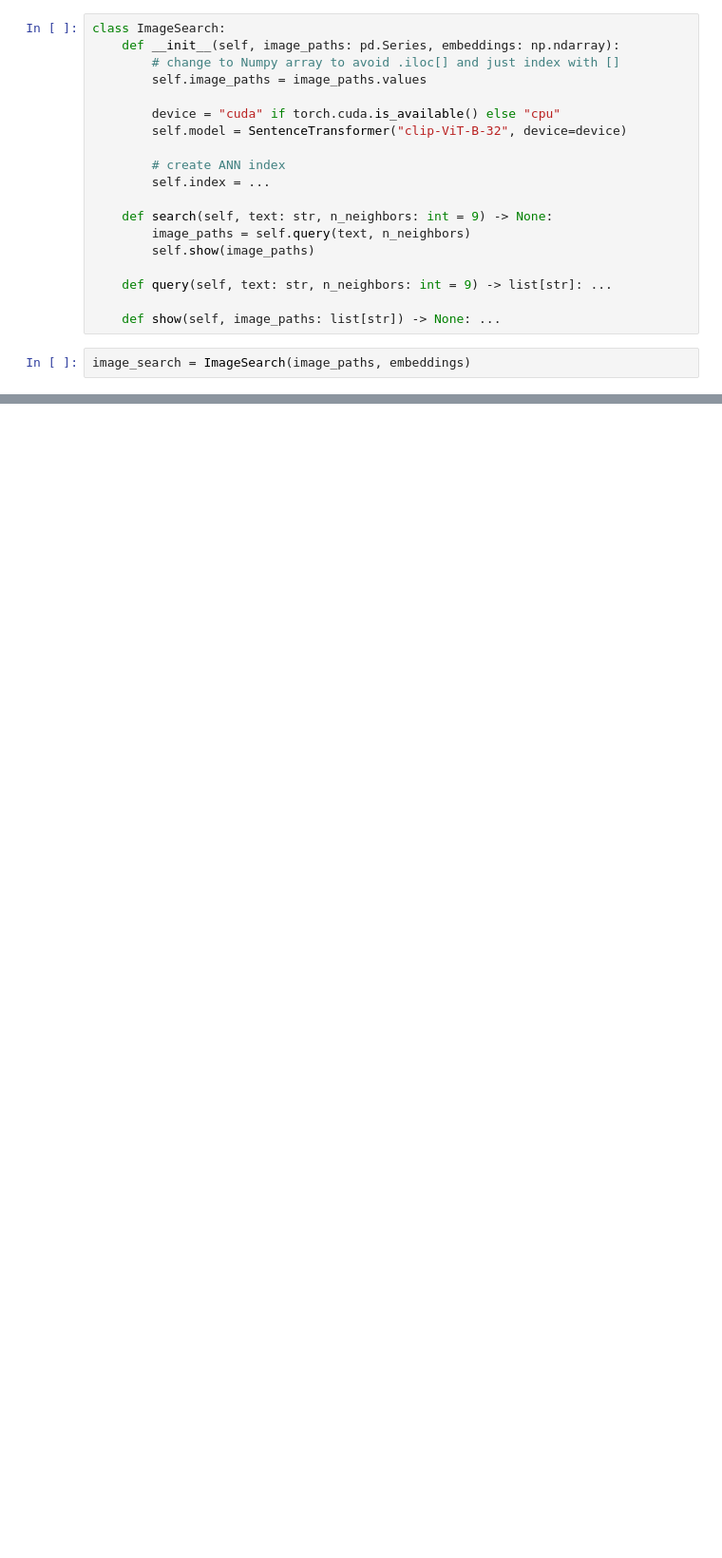
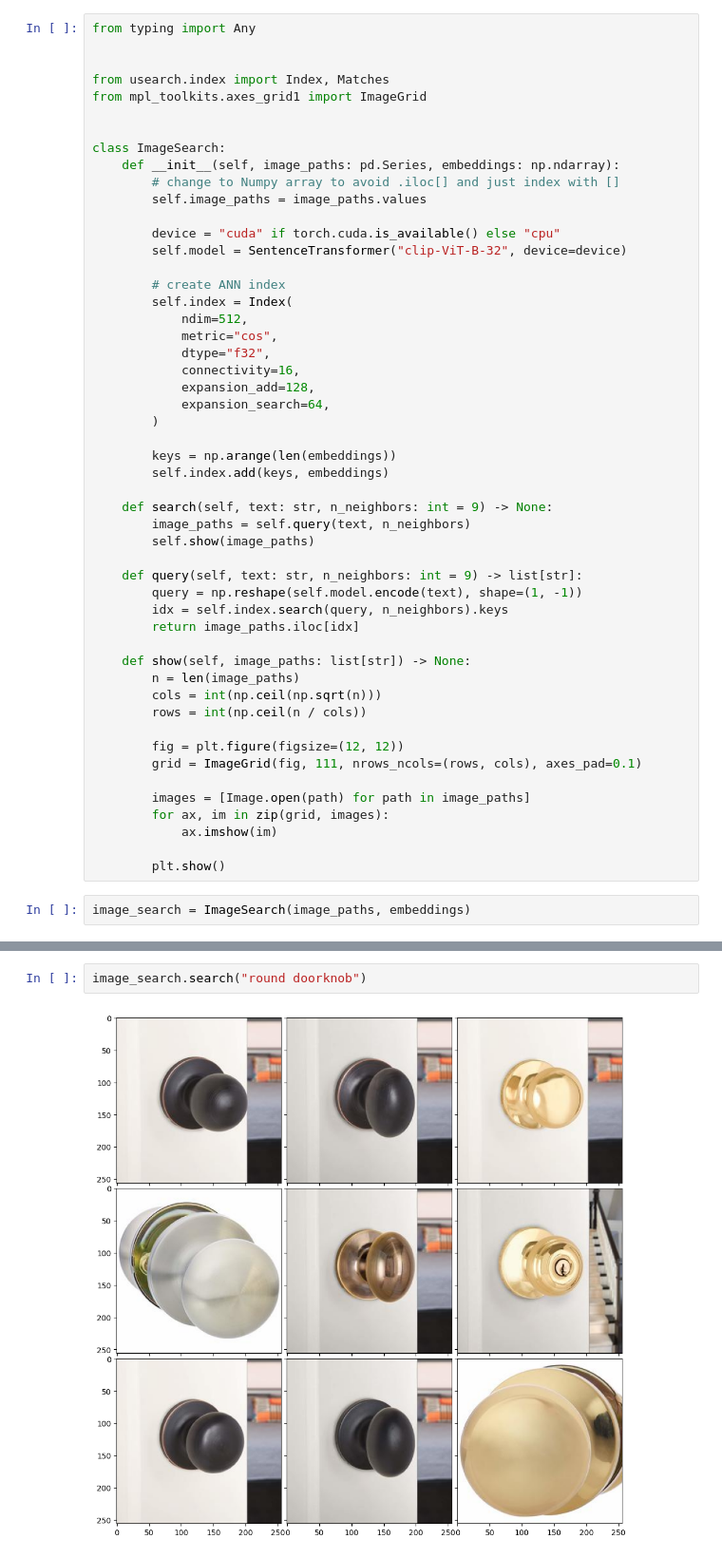
Before and after one commit to pFornagiel/podstawy-uczenia-maszynowego-, a Jupyter notebook: lab2/notebook.ipynb, the cells around one changed output, grey strips where cells are left out. Shown at 95% size. Saved outputs shown, nothing was run; the diff lists cells and outputs as text; blank space fills up the shorter version.

```diff
--- a/lab2/notebook.ipynb
+++ b/lab2/notebook.ipynb
@@ -743,4 +838,11 @@ embeddings = vectorize_images(image_paths)
 # %%
+from typing import Any
+
+
+from usearch.index import Index, Matches
+from mpl_toolkits.axes_grid1 import ImageGrid
+
+
 class ImageSearch:
     def __init__(self, image_paths: pd.Series, embeddings: np.ndarray):
         # change to Numpy array to avoid .iloc[] and just index with []
@@ -750,15 +852,40 @@ class ImageSearch:
         self.model = SentenceTransformer("clip-ViT-B-32", device=device)
 
         # create ANN index
-        self.index = ...
+        self.index = Index(
+            ndim=512,
+            metric="cos",
+            dtype="f32",
+            connectivity=16,
+            expansion_add=128,
+            expansion_search=64,
+        )
+
+        keys = np.arange(len(embeddings))
+        self.index.add(keys, embeddings)
 
     def search(self, text: str, n_neighbors: int = 9) -> None:
         image_paths = self.query(text, n_neighbors)
         self.show(image_paths)
 
-    def query(self, text: str, n_neighbors: int = 9) -> list[str]: ...
+    def query(self, text: str, n_neighbors: int = 9) -> list[str]:
+        query = np.reshape(self.model.encode(text), shape=(1, -1))
+        idx = self.index.search(query, n_neighbors).keys
+        return image_paths.iloc[idx]
 
-    def show(self, image_paths: list[str]) -> None: ...
+    def show(self, image_paths: list[str]) -> None:
+        n = len(image_paths)
+        cols = int(np.ceil(np.sqrt(n)))
+        rows = int(np.ceil(n / cols))
+
+        fig = plt.figure(figsize=(12, 12))
+        grid = ImageGrid(fig, 111, nrows_ncols=(rows, cols), axes_pad=0.1)
+
+        images = [Image.open(path) for path in image_paths]
+        for ax, im in zip(grid, images):
+            ax.imshow(im)
+
+        plt.show()
 # %%
 image_search = ImageSearch(image_paths, embeddings)
 # %%
@@ -767,0 +895,4 @@ image_search.search("blue pillow")
+# %%
+image_search.search("round doorknob")
+# %% [output]
+[figure, added]
```
Also changed, not shown: parts of 24 cells of this notebook.
